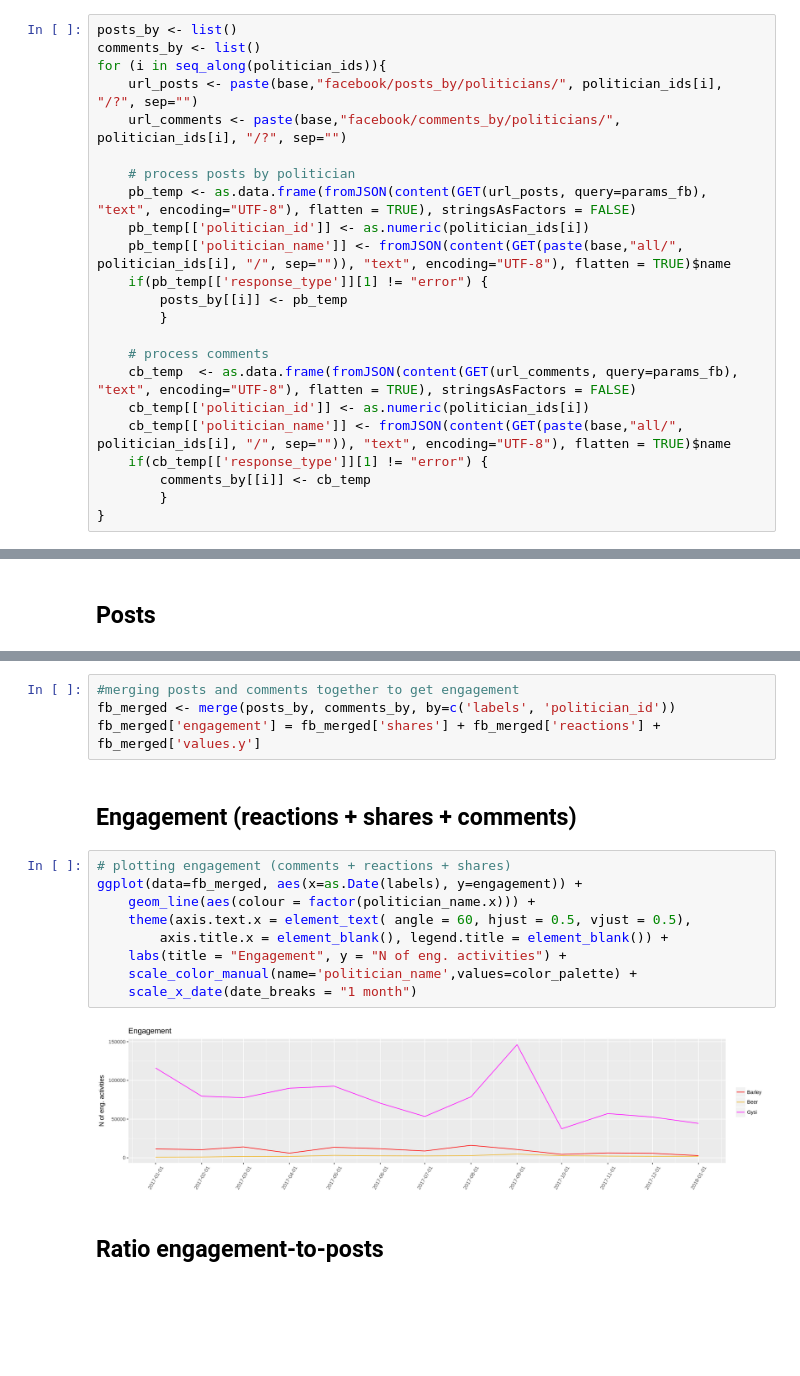
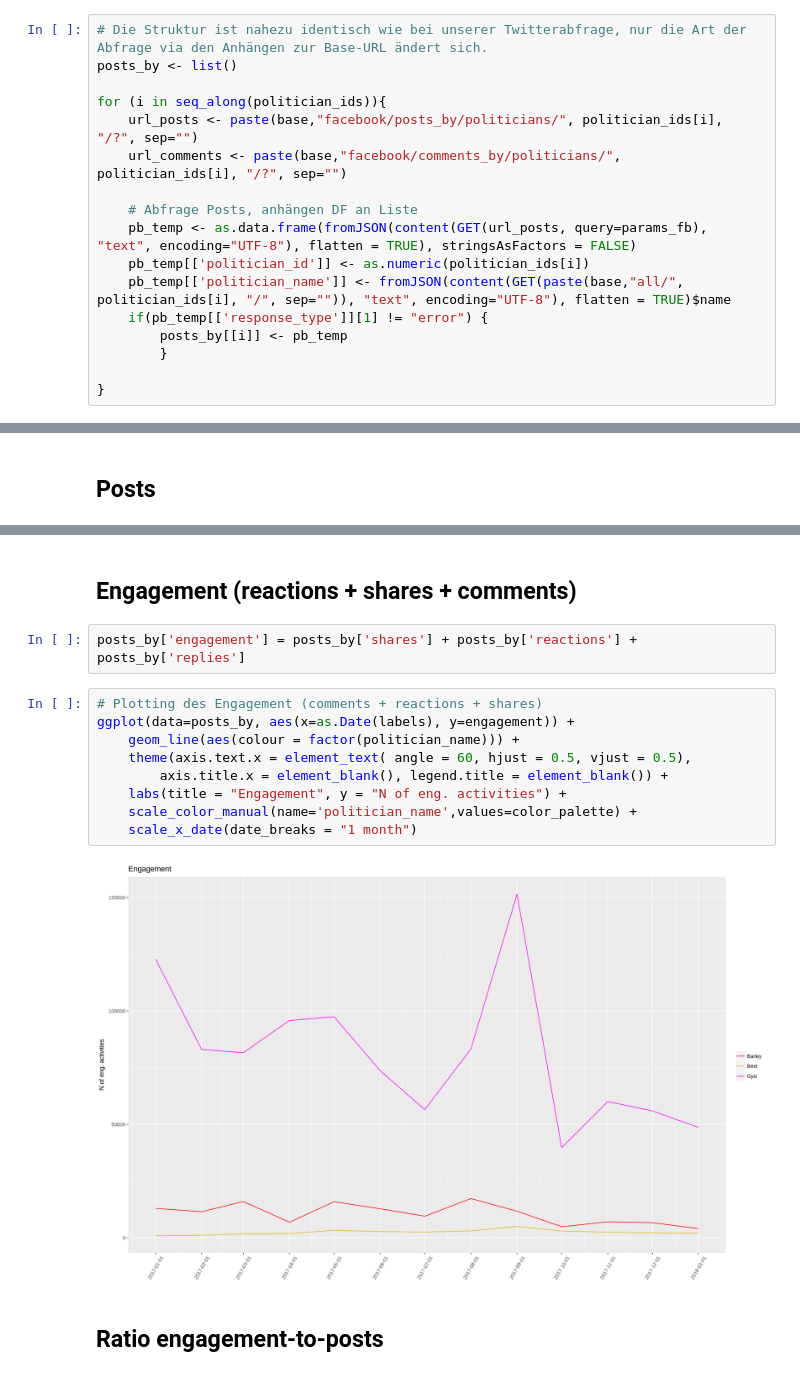
Before and after one commit to gesiscss/gesis_dataday_20, a Jupyter notebook: smm/Politiker_Vergleich.ipynb, the cells around one changed output, grey strips where cells are left out. Drawn from its saved outputs; the diff is of its cells as text; blank space fills up the shorter version.

```diff
--- a/smm/Politiker_Vergleich.ipynb
+++ b/smm/Politiker_Vergleich.ipynb
@@ -201,13 +229,14 @@ params_fb = list(
     aggregate_by='month'
 )
 # %%
+# Die Struktur ist nahezu identisch wie bei unserer Twitterabfrage, nur die Art der Abfrage via den Anhängen zur Base-URL ändert sich.
 posts_by <- list()
-comments_by <- list()
+
 for (i in seq_along(politician_ids)){
     url_posts <- paste(base,"facebook/posts_by/politicians/", politician_ids[i], "/?", sep="")
     url_comments <- paste(base,"facebook/comments_by/politicians/", politician_ids[i], "/?", sep="")
 
-    # process posts by politician
+    # Abfrage Posts, anhängen DF an Liste
     pb_temp <- as.data.frame(fromJSON(content(GET(url_posts, query=params_fb), "text", encoding="UTF-8"), flatten = TRUE), stringsAsFactors = FALSE)
     pb_temp[['politician_id']] <- as.numeric(politician_ids[i])
     pb_temp[['politician_name']] <- fromJSON(content(GET(paste(base,"all/", politician_ids[i], "/", sep="")), "text", encoding="UTF-8"), flatten = TRUE)$name
@@ -215,11 +244,4 @@ for (i in seq_along(politician_ids)){
         posts_by[[i]] <- pb_temp
         }
 
-    # process comments
-    cb_temp  <- as.data.frame(fromJSON(content(GET(url_comments, query=params_fb), "text", encoding="UTF-8"), flatten = TRUE), stringsAsFactors = FALSE)
-    cb_temp[['politician_id']] <- as.numeric(politician_ids[i])
-    cb_temp[['politician_name']] <- fromJSON(content(GET(paste(base,"all/", politician_ids[i], "/", sep="")), "text", encoding="UTF-8"), flatten = TRUE)$name
-    if(cb_temp[['response_type']][1] != "error") {
-        comments_by[[i]] <- cb_temp
-        }
 }
@@ -253,20 +266,18 @@ ggplot(data=posts_by, aes(x=as.Date(labels), y=values)) +
-# %%
-#merging posts and comments together to get engagement
-fb_merged <- merge(posts_by, comments_by, by=c('labels', 'politician_id'))
-fb_merged['engagement'] = fb_merged['shares'] + fb_merged['reactions'] + fb_merged['values.y']
 # %% [markdown]
 ## Engagement (reactions + shares + comments)
+# %%
+posts_by['engagement'] = posts_by['shares'] + posts_by['reactions'] + posts_by['replies']
 # %%
-# plotting engagement (comments + reactions + shares)
-ggplot(data=fb_merged, aes(x=as.Date(labels), y=engagement)) +
-    geom_line(aes(colour = factor(politician_name.x))) +
+# Plotting des Engagement (comments + reactions + shares)
+ggplot(data=posts_by, aes(x=as.Date(labels), y=engagement)) +
+    geom_line(aes(colour = factor(politician_name))) +
     theme(axis.text.x = element_text( angle = 60, hjust = 0.5, vjust = 0.5),
         axis.title.x = element_blank(), legend.title = element_blank()) +
     labs(title = "Engagement", y = "N of eng. activities") +
     scale_color_manual(name='politician_name',values=color_palette) +
     scale_x_date(date_breaks = "1 month")
 # %% [output]
-[figure, old version]
+[figure, new version]
 # %% [markdown]
 ## Ratio engagement-to-posts
 # %%
```
Also changed, not shown: parts of 41 cells of this notebook, 1 other file.
